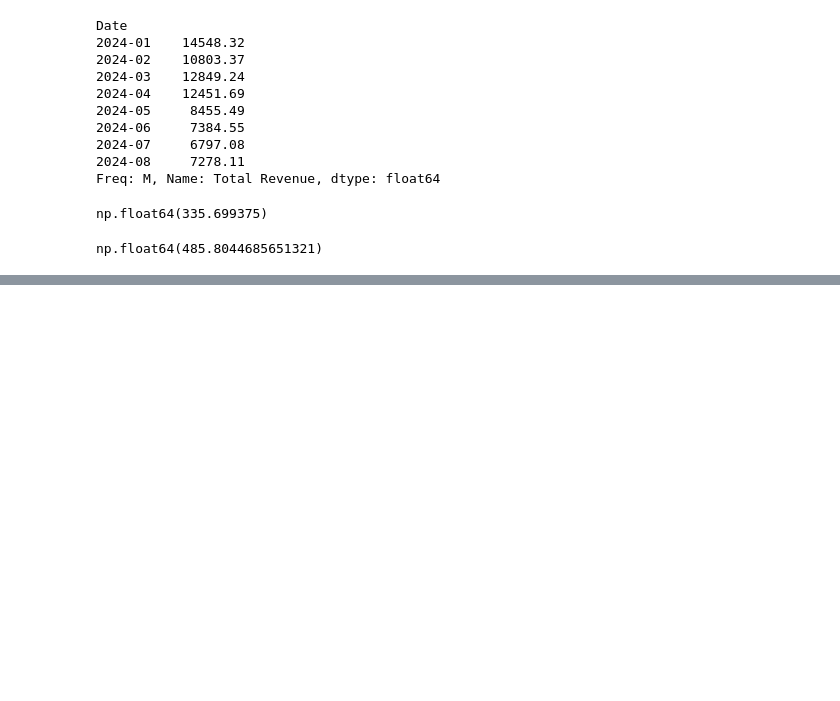
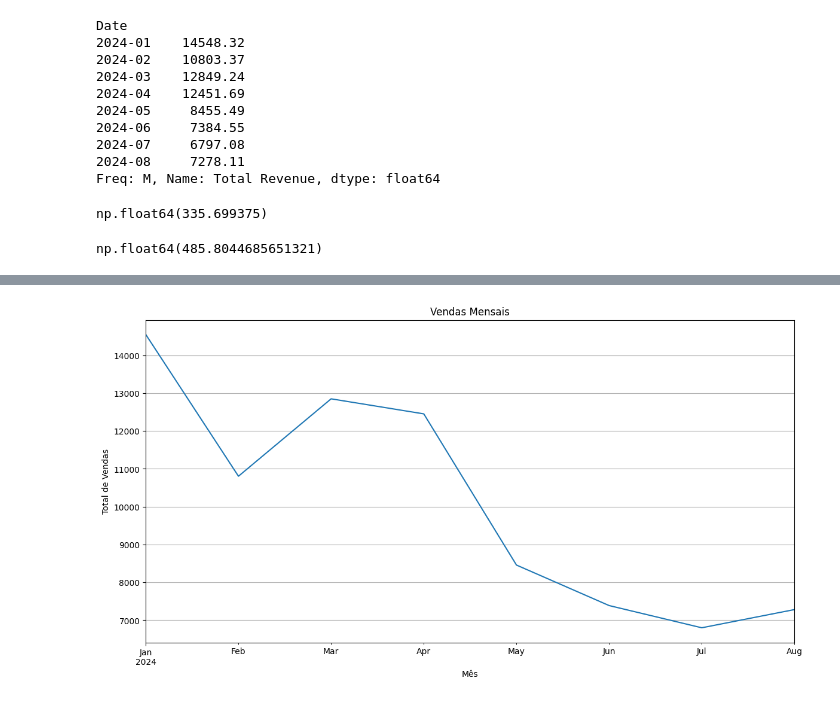
Before and after one commit to tadokatocommm/sales_data, a Jupyter notebook: script2.ipynb, the cells around one changed output, grey strips where cells are left out. Cells and saved outputs as stored; diff of their text form; code cells hidden in the pictures; blank space fills up the shorter version.

```diff
--- a/script2.ipynb
+++ b/script2.ipynb
@@ -195,0 +313,10 @@ print(picos_vendas)
+# %%
+plt.figure(figsize=(14, 7))
+vendas_mensais.plot()
+plt.title('Vendas Mensais')
+plt.xlabel('Mês')
+plt.ylabel('Total de Vendas')
+plt.grid(True)
+plt.show()
+# %% [output]
+[figure, added]
```
Also changed, not shown: parts of 25 cells of this notebook, 7 other files.
